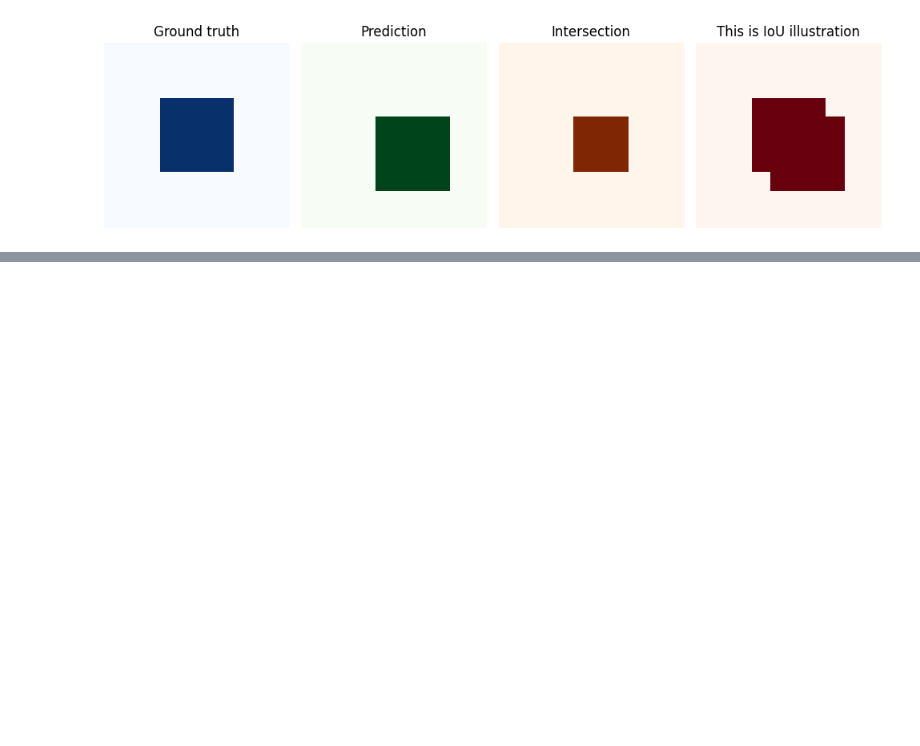
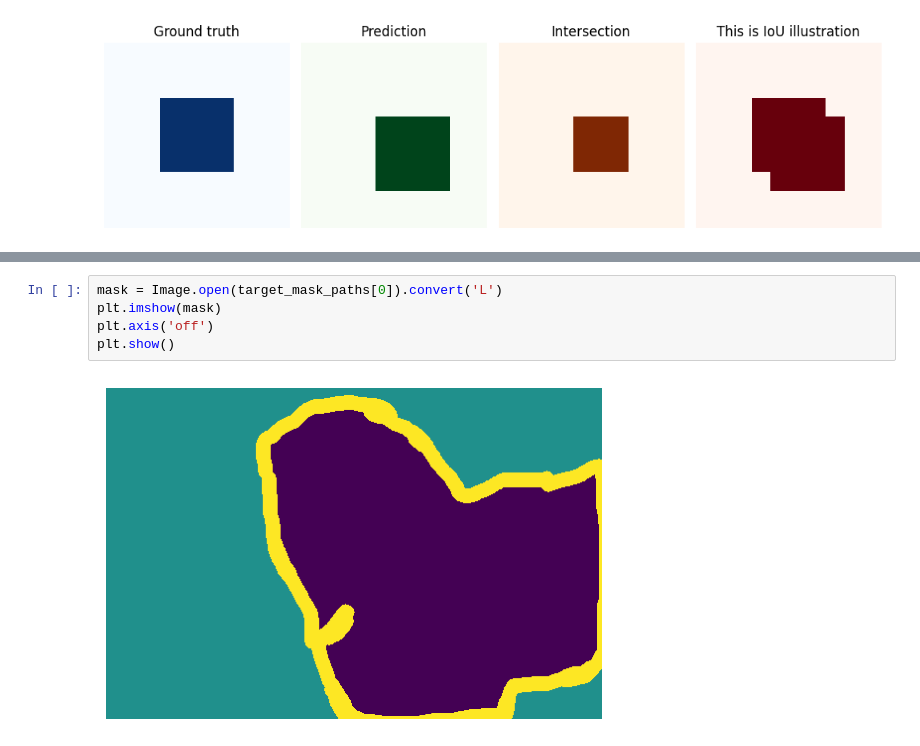
Before and after one commit to Rijan-Joshi/SAM, a Jupyter notebook: custom_image_segmentation.ipynb, the cells around one changed output, grey strips where cells are left out. Drawn from its saved outputs; the diff is of its cells as text; blank space fills up the shorter version.

```diff
--- a/custom_image_segmentation.ipynb
+++ b/custom_image_segmentation.ipynb
@@ -168,0 +117,7 @@ def mask_iou(
+# %%
+mask = Image.open(target_mask_paths[0]).convert('L')
+plt.imshow(mask)
+plt.axis('off')
+plt.show()
+# %% [output]
+[figure, added]
```
Also changed, not shown: parts of 9 cells of this notebook, 1 other file.
